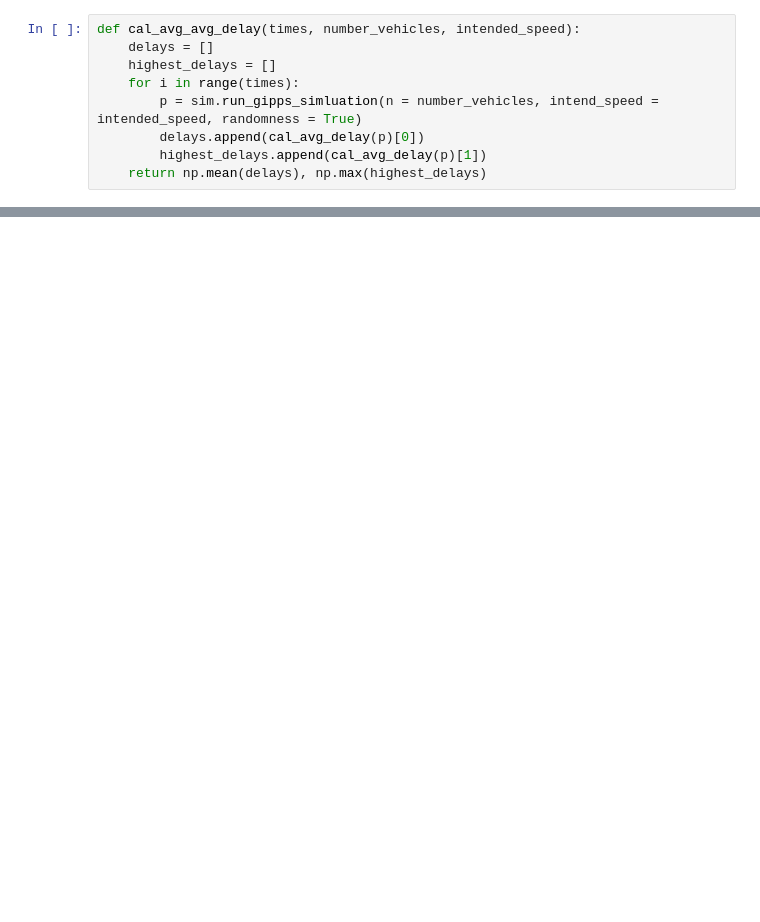
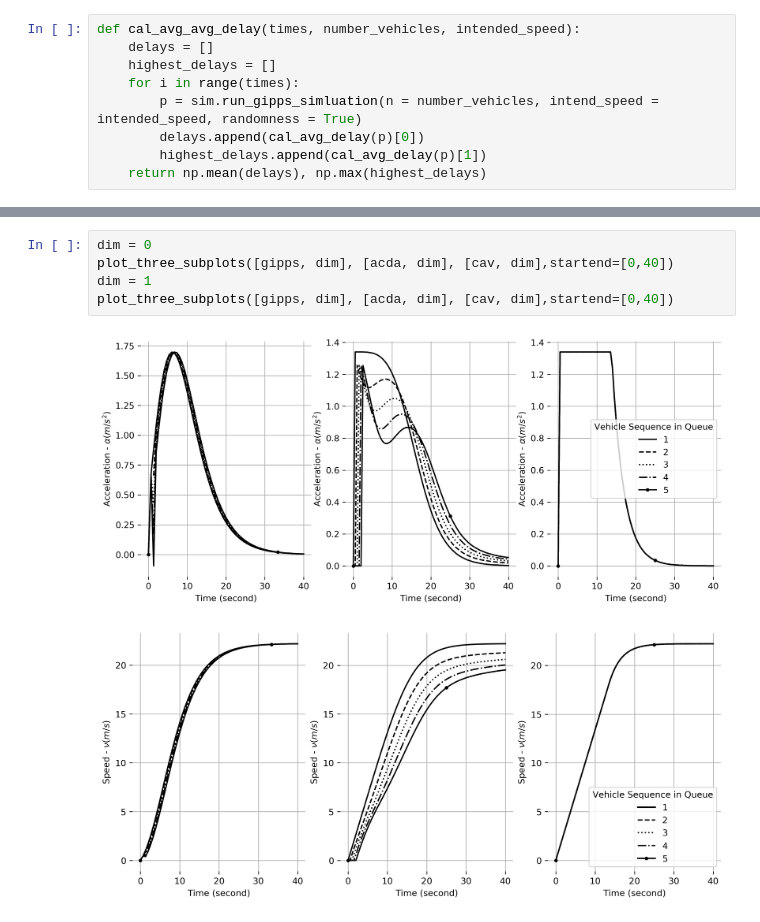
Before and after one commit to JiyanBlack/VDSF-Vehicle_Deque_Simulation_Framework, a Jupyter notebook: source/exp-visualization.ipynb, the cells around one changed output, grey strips where cells are left out. Cells and saved outputs as stored; diff of their text form; blank space fills up the shorter version.

```diff
--- a/source/exp-visualization.ipynb
+++ b/source/exp-visualization.ipynb
@@ -139,0 +177,8 @@ plot_two_subplots(acda,cav,3, start=5)
+# %%
+dim = 0
+plot_three_subplots([gipps, dim], [acda, dim], [cav, dim],startend=[0,40])
+dim = 1
+plot_three_subplots([gipps, dim], [acda, dim], [cav, dim],startend=[0,40])
+# %% [output]
+[figure, added]
+[figure, added]
```
Also changed, not shown: parts of 14 cells of this notebook, 11 other files.
